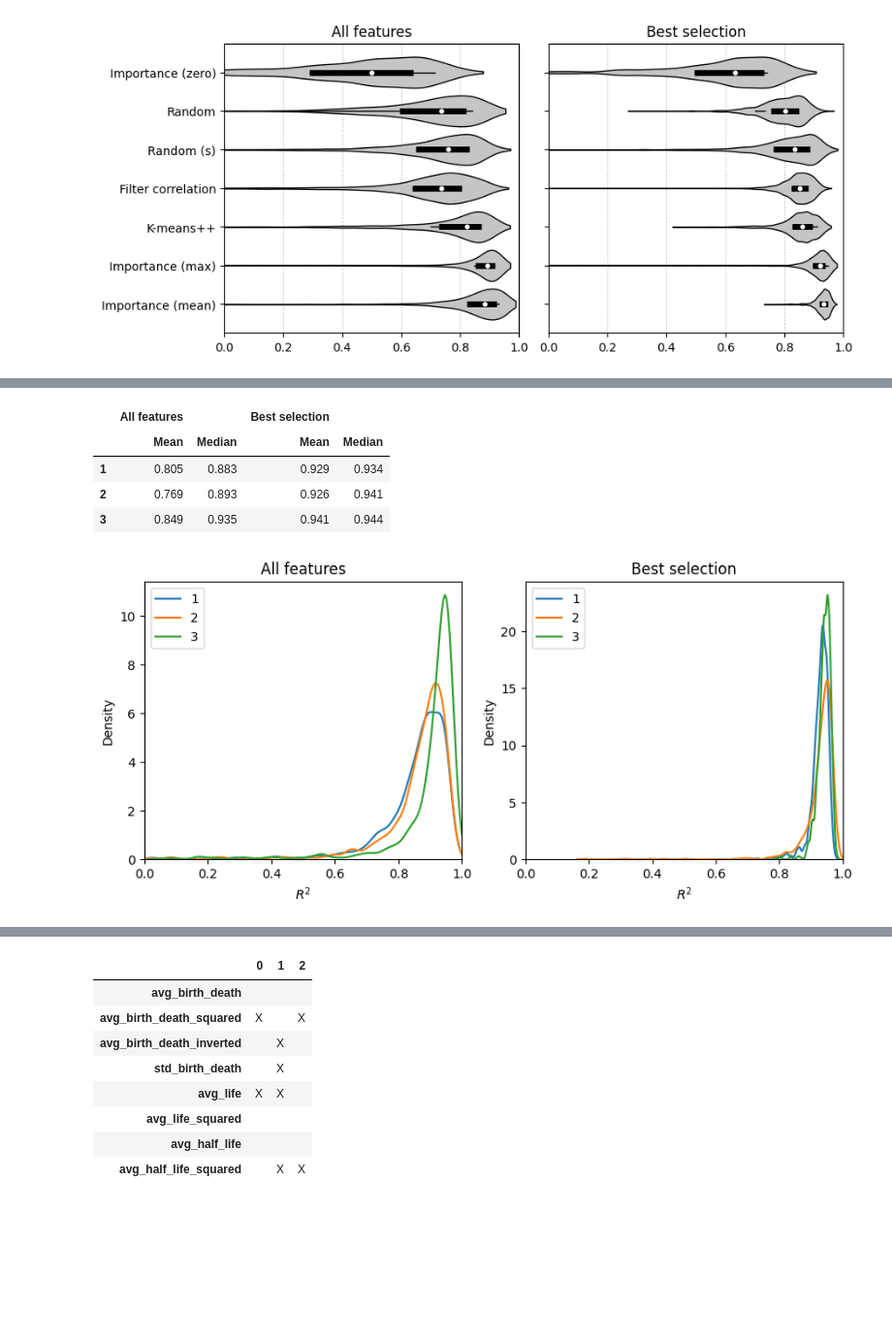
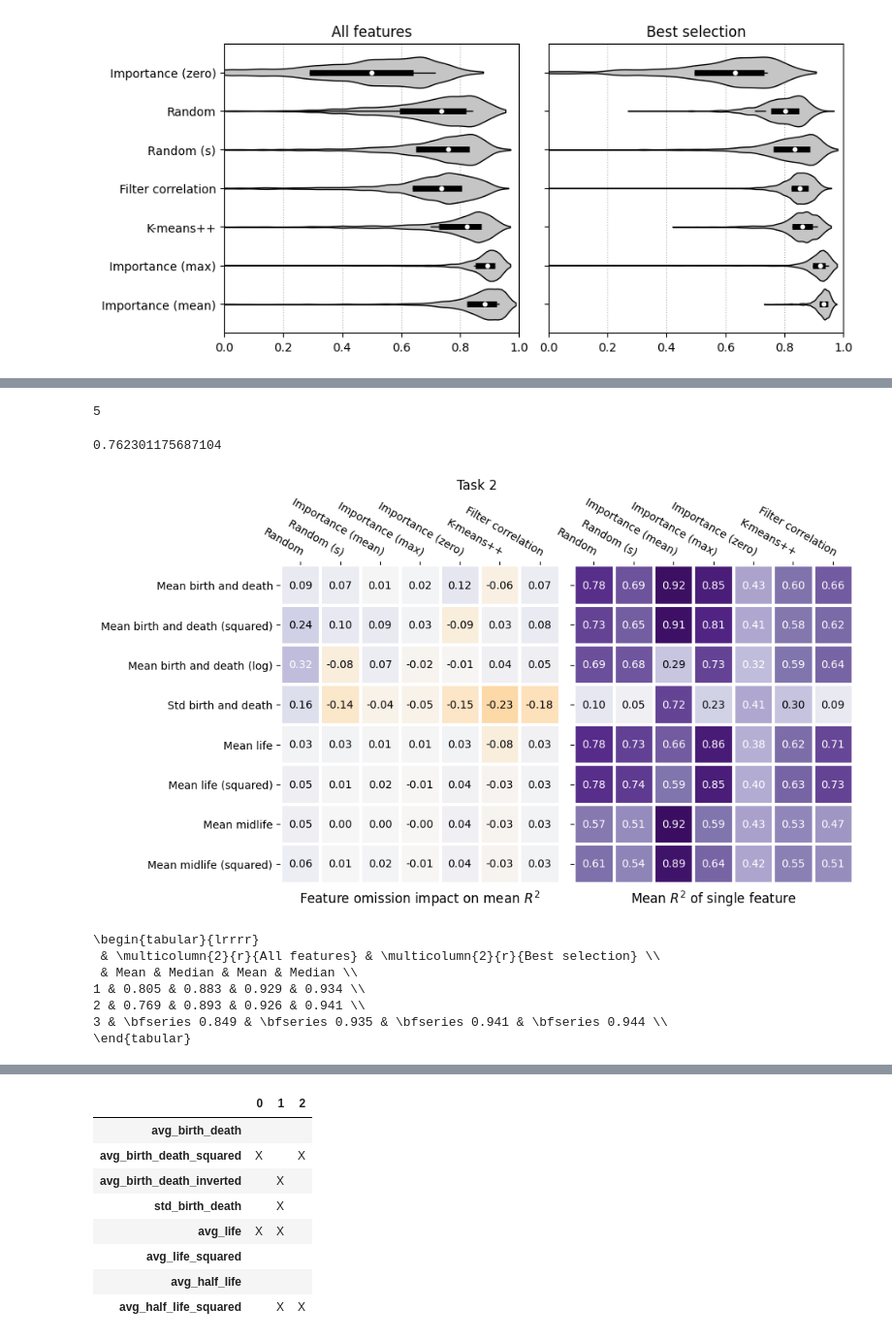
Before and after one commit to carpelli/tfm, a Jupyter notebook: tfm/notebooks/regression.ipynb, the cells around one changed output, grey strips where cells are left out. Shown at 97% size. Cells and saved outputs as stored; diff of their text form; code cells hidden in the pictures; blank space fills up the shorter version.

```diff
--- a/tfm/notebooks/regression.ipynb
+++ b/tfm/notebooks/regression.ipynb
@@ -371,7 +390,7 @@ NameError: name 'best_selection_table' is not defined
 # %%
-results, samplers = results_all_samplers(2)
+results2, samplers = results_all_samplers(2)
 
-print(results_table(results, samplers).to_latex())
+print(results_table(results2, samplers).to_latex())
 # %% [output]
 \begin{tabular}{lrrrr}
  & \multicolumn{2}{r}{All features} & \multicolumn{2}{r}{Best selection} \\
@@ -410,18 +450,29 @@ plt.show()
+# %%
+samplers.index('StratifiedKMeans20000')
+# %% [output]
+5
+# %%
+results2[5,-1].mean()
+# %% [output]
+0.762301175687104
+# %%
+fig, _ = heatmap_r2(results2, [names.samplers[s] for s in samplers])
+fig.suptitle('Task 2')
+fig.savefig(fig_path / 'task2_featmap.pdf', bbox_inches='tight')
+# %% [output]
+[figure, added]
 # %%
 results_avg = np.array([
 	results_for_sampler(2, files)
 	for files in get_files(2, sampler='AvgImportance')
 ])
 
-results_table(results_avg)
+print(results_table(results_avg).to_latex())
 # %% [output]
-|  | All features |  | Best selection |  |
-|  | Mean | Median | Mean | Median |
-| 1 | 0.805 | 0.883 | 0.929 | 0.934 |
-| 2 | 0.769 | 0.893 | 0.926 | 0.941 |
-| 3 | 0.849 | 0.935 | 0.941 | 0.944 |
+\begin{tabular}{lrrrr}
+ & \multicolumn{2}{r}{All features} & \multicolumn{2}{r}{Best selection} \\
+ & Mean & Median & Mean & Median \\
+1 & 0.805 & 0.883 & 0.929 & 0.934 \\
+2 & 0.769 & 0.893 & 0.926 & 0.941 \\
+3 & \bfseries 0.849 & \bfseries 0.935 & \bfseries 0.941 & \bfseries 0.944 \\
+\end{tabular}
-# %%
-plot_kdes(results_avg, bw=0.15)
-plt.show()
-# %% [output]
-[figure, removed]
```
Also changed, not shown: parts of 21 cells of this notebook, 7 other files.
